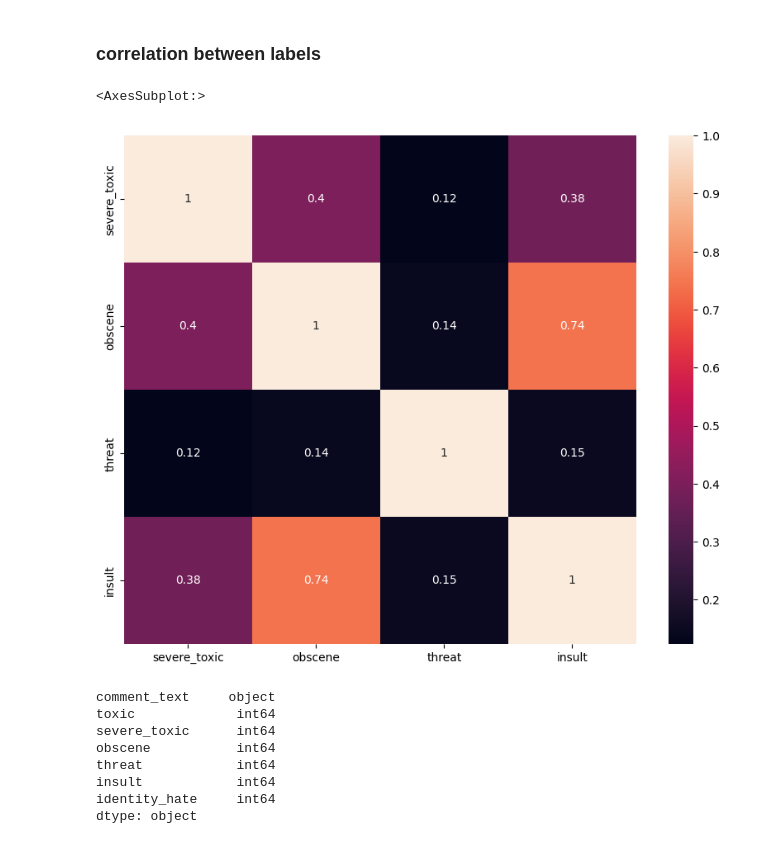
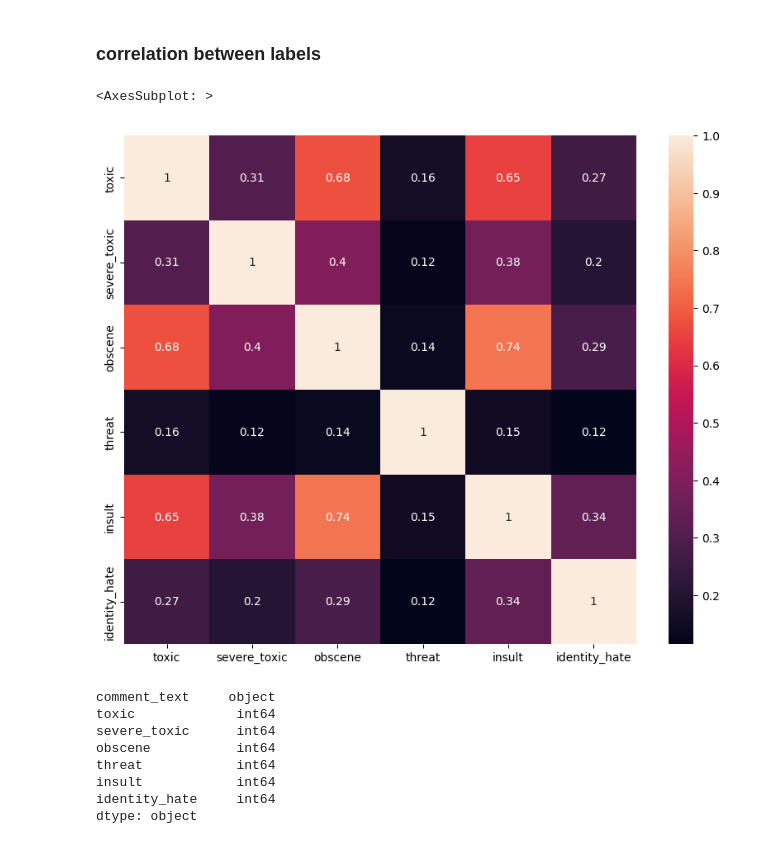
Before and after one commit to allwinlucious/NLP_Toxic_Comment_Classification, a Jupyter notebook: Toxic Comment Classification.ipynb, the cells around one changed output. Saved outputs shown, nothing was run; the diff lists cells and outputs as text; code cells hidden in the pictures.

```diff
--- a/Toxic Comment Classification.ipynb
+++ b/Toxic Comment Classification.ipynb
@@ -64,15 +74,15 @@ train.isnull().any(),test.isnull().any()
 # %% [markdown]
 ### correlation between labels
 # %%
-temp_df=train.iloc[:,2:-1]
+temp_df=train.iloc[:,0:]
 corr=temp_df.corr()
 plt.figure(figsize=(10,8))
 sns.heatmap(corr,
             xticklabels=corr.columns.values,
             yticklabels=corr.columns.values, annot=True)
 # %% [output]
-<AxesSubplot:>
+<AxesSubplot: >
-[figure, old version]
+[figure, new version]
 # %%
 train.dtypes
 # %% [output]
```
Also changed, not shown: parts of 17 cells of this notebook, 7 other files.
